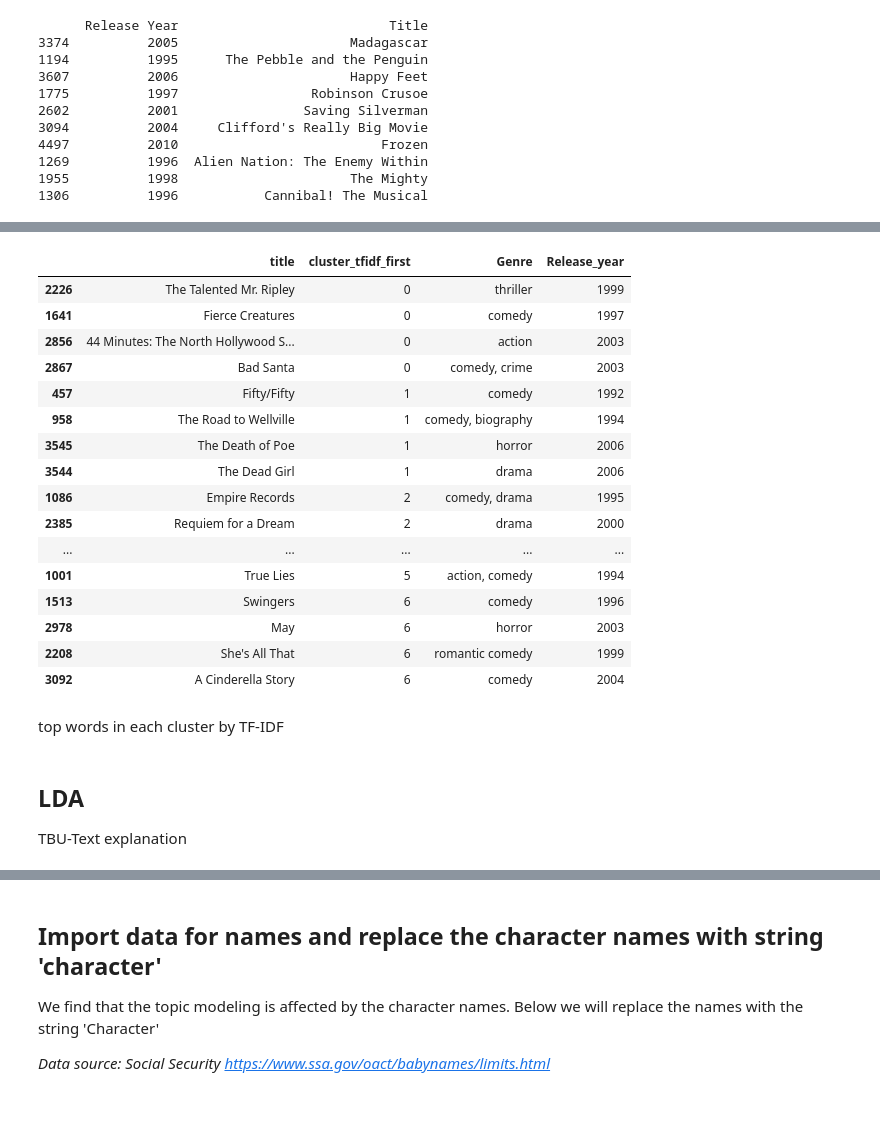
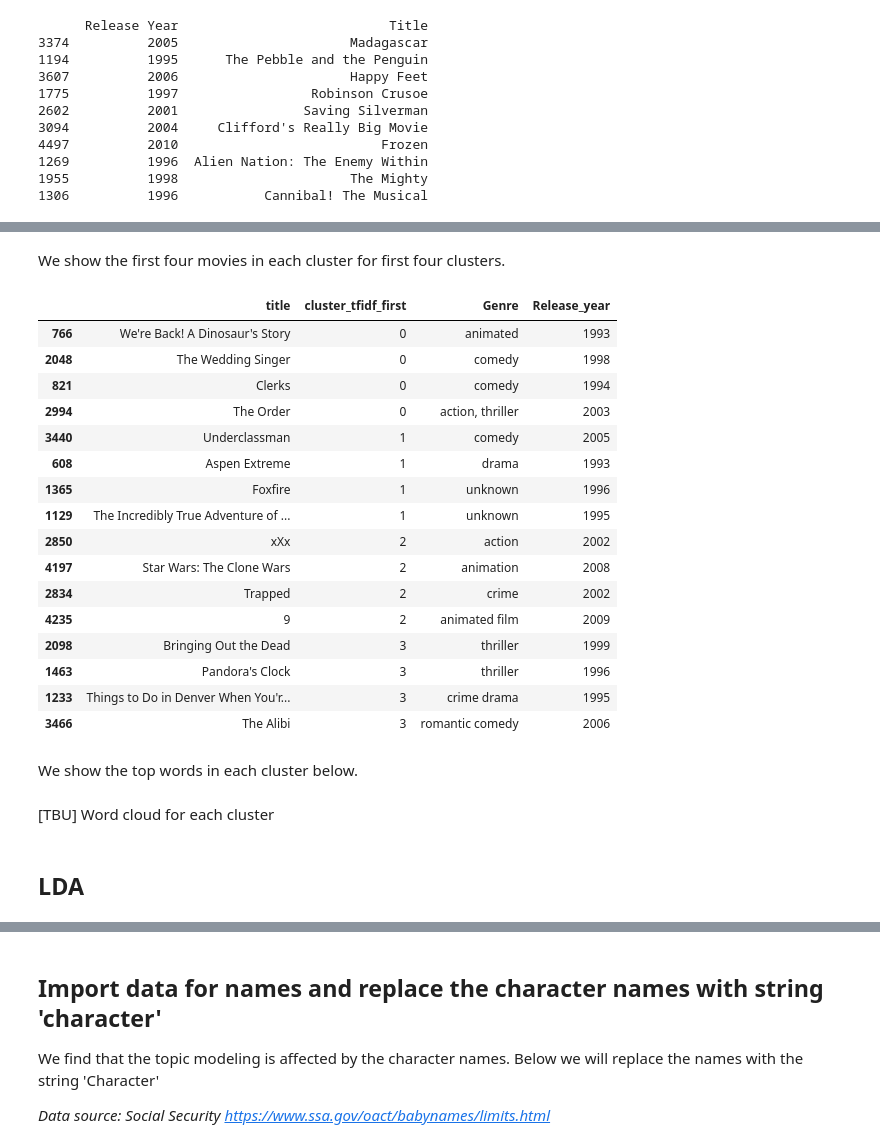
Before and after one commit to UCSB-PSTAT-234/Spring2021-American-Film-Directors, a Jupyter notebook: groupproject.ipynb, the cells around one changed output, grey strips where cells are left out. Cells and saved outputs as stored; diff of their text form; code cells hidden in the pictures; blank space fills up the shorter version.

```diff
--- a/groupproject.ipynb
+++ b/groupproject.ipynb
@@ -128,5 +119,8 @@ import sys
 # %%
-movies_df = pd.read_csv('~/Dropbox/Course/PSTAT234/spr21/pstat234-final-project/wiki_movie_plots_deduped.csv')
+folder = Path("~/Dropbox/Course/PSTAT234/spr21/pstat234-final-project")
+# Change the path do your own directory
+
+movies_df = pd.read_csv(folder/'wiki_movie_plots_deduped.csv')
 movies_df.head(5)
 # %% [output]
 |  | Release Year | Title | Origin/Ethnicity | Director | Cast | Genre | Wiki Page | Plot |
@@ -146,6 +142,10 @@ movies_df_sub = movies_df[(movies_df['Release Year']>=1990) &
                           (movies_df['Release Year']<=2010) &
                           (movies_df['Origin/Ethnicity']=="American")].\
     reset_index(drop=True)
+# movies_df_sub = movies_df[(movies_df['Release Year']==2005) &
+                          # (movies_df['Origin/Ethnicity']=="American")].\
+    # reset_index(drop=True)
+movies_df_sub = movies_df_sub.drop(['Origin/Ethnicity', 'Wiki Page'], axis = 1)
 movies_df_sub.head(5)
 # 4631 movies to analyze
 # %% [output]
@@ -237,26 +249,16 @@ print(find_similar('Madagascar'))
 # %%
 from sklearn.cluster import KMeans
 
+# num_clusters = len(np.unique(movies_df_sub['Genre']))
 num_clusters = 23
 # print(num_clusters)
 km = KMeans(n_clusters=num_clusters)
 
 km.fit(tfidf_matrix)
 
-clusters_tfidf = km.labels_.tolist()
-
 import joblib
 
 joblib.dump(km, 'doc_cluster.pkl')
 
 km = joblib.load('doc_cluster.pkl')
-clusters_tfidf_first = km.labels_.tolist()
-
-films = {'title': movies_df_sub["Title"], 'Release_year':  movies_df_sub["Release Year"],
-         'Plot':  movies_df_sub['Plot'], 'cluster_tfidf_first': clusters_tfidf_first,
-         'Director':  movies_df_sub['Director'], 'Genre':  movies_df_sub['Genre']}
-# print(films)
-frame = pd.DataFrame(data=films, columns=['title', 'cluster_tfidf_first', 'Genre', 'Release_year', 'Director'])
-# print(frame)
-print(frame['cluster_tfidf_first'].value_counts())
-# # frame.to_csv(r'~/Dropbox/ImmInnHollywood/data/wiki_film_plot/plot_cluster.csv', index=False)
+cluster_tfidf_first = km.labels_.tolist()
@@ -281 +265,8 @@ Name: cluster_tfidf_first, dtype: int64
+# %%
+templist = {'title': movies_df_sub["Title"], 'Release_year':  movies_df_sub["Release Year"],
+            'Plot':  movies_df_sub['Plot'], 'cluster_tfidf_first': cluster_tfidf_first,
+            'Director':  movies_df_sub['Director'], 'Genre':  movies_df_sub['Genre']}
+frame = pd.DataFrame(data=templist)
+# frame.head(2)
+# print(frame['cluster_tfidf_first'].value_counts())
 # %% [markdown]
@@ -283,23 +285,25 @@ Name: cluster_tfidf_first, dtype: int64
+# %% [markdown]
+We show the first four movies in each cluster for first four clusters.
 # %%
 frame_select = frame[['title', 'cluster_tfidf_first', 'Genre', 'Release_year']]
-frame_select.sort_values(['cluster_tfidf_first']).groupby('cluster_tfidf_first').head(4)[:28]
+frame_select.sort_values(['cluster_tfidf_first']).groupby('cluster_tfidf_first').head(4)[:16]
 # %% [output]
 |  | title | cluster_tfidf_first | Genre | Release_year |
-| 2226 | The Talented Mr. Ripley | 0 | thriller | 1999 |
-| 1641 | Fierce Creatures | 0 | comedy | 1997 |
-| 2856 | 44 Minutes: The North Hollywood S... | 0 | action | 2003 |
-| 2867 | Bad Santa | 0 | comedy, crime | 2003 |
-| 457 | Fifty/Fifty | 1 | comedy | 1992 |
-| 958 | The Road to Wellville | 1 | comedy, biography | 1994 |
-| 3545 | The Death of Poe | 1 | horror | 2006 |
-| 3544 | The Dead Girl | 1 | drama | 2006 |
-| 1086 | Empire Records | 2 | comedy, drama | 1995 |
-| 2385 | Requiem for a Dream | 2 | drama | 2000 |
-| ... | ... | ... | ... | ... |
-| 1001 | True Lies | 5 | action, comedy | 1994 |
-| 1513 | Swingers | 6 | comedy | 1996 |
-| 2978 | May | 6 | horror | 2003 |
-| 2208 | She's All That | 6 | romantic comedy | 1999 |
-| 3092 | A Cinderella Story | 6 | comedy | 2004 |
+| 766 | We're Back! A Dinosaur's Story | 0 | animated | 1993 |
+| 2048 | The Wedding Singer | 0 | comedy | 1998 |
+| 821 | Clerks | 0 | comedy | 1994 |
+| 2994 | The Order | 0 | action, thriller | 2003 |
+| 3440 | Underclassman | 1 | comedy | 2005 |
+| 608 | Aspen Extreme | 1 | drama | 1993 |
+| 1365 | Foxfire | 1 | unknown | 1996 |
+| 1129 | The Incredibly True Adventure of ... | 1 | unknown | 1995 |
+| 2850 | xXx | 2 | action | 2002 |
+| 4197 | Star Wars: The Clone Wars | 2 | animation | 2008 |
+| 2834 | Trapped | 2 | crime | 2002 |
+| 4235 | 9 | 2 | animated film | 2009 |
+| 2098 | Bringing Out the Dead | 3 | thriller | 1999 |
+| 1463 | Pandora's Clock | 3 | thriller | 1996 |
+| 1233 | Things to Do in Denver When You'r... | 3 | crime drama | 1995 |
+| 3466 | The Alibi | 3 | romantic comedy | 2006 |
 # %% [markdown]
-top words in each cluster by TF-IDF
+We show the top words in each cluster below.
@@ -305,0 +319,2 @@ top words in each cluster by TF-IDF
+# %% [markdown]
+[TBU] Word cloud for each cluster
@@ -306,7 +326,5 @@ top words in each cluster by TF-IDF
 # %% [markdown]
 ## LDA
-
-TBU-Text explanation
 # %%
 def lemmatize_stemming(text):
     return stemmer.stem(WordNetLemmatizer().lemmatize(text, pos='v'))
```
Also changed, not shown: parts of 109 cells of this notebook, 3 other files.
